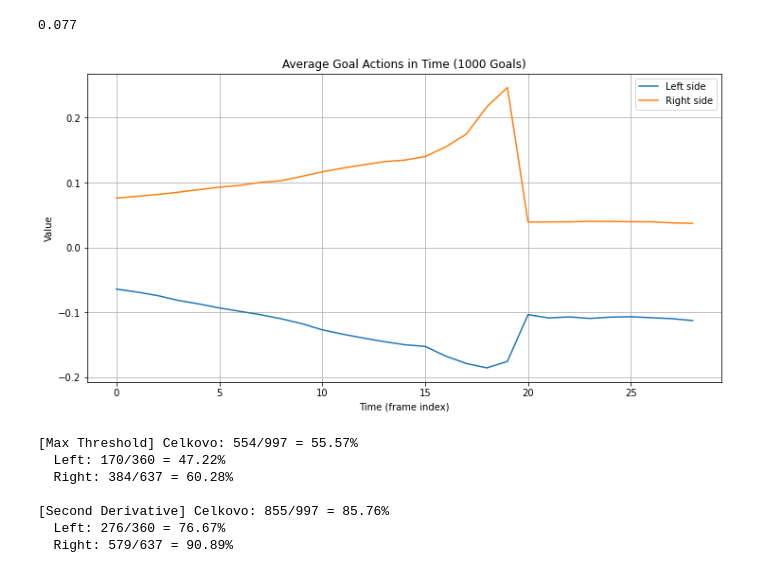
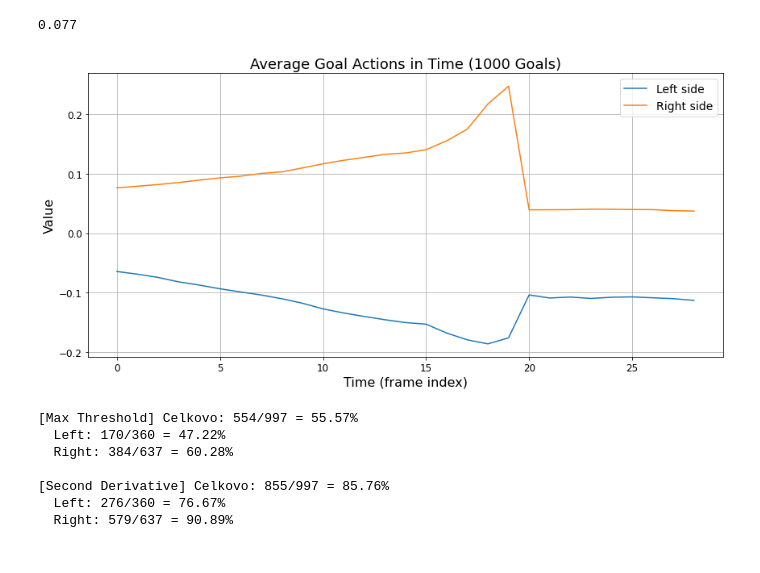
Before and after one commit to RomanGrom/goal-opportunity-spotting-dp, a Jupyter notebook: notebooks/gfootball_eval.ipynb, the cells around one changed output. Cells and saved outputs as stored; diff of their text form; code cells hidden in the pictures.

```diff
--- a/notebooks/gfootball_eval.ipynb
+++ b/notebooks/gfootball_eval.ipynb
@@ -8,7 +8,7 @@ import numpy as np
 import matplotlib.pyplot as plt
 
 # Načítanie CSV
-df = pd.read_csv("../.scratch/gfootball_eval.csv", header=None, sep=",")
+df = pd.read_csv("../.scratch/output_csv/gfootball_eval.csv", header=None, sep=",")
 
 # Prvý stĺpec je "left" alebo "right"
 df['side'] = df[0]
@@ -29,15 +29,21 @@ right_avg = np.mean(np.array([a[:min_len] for a in right_actions]), axis=0)
 # %%
 plt.figure(figsize=(12, 6))
 plt.plot(left_avg, label="Left side")
 plt.plot(right_avg, label="Right side")
-plt.title("Average Goal Actions in Time (1000 Goals)")
-plt.xlabel("Time (frame index)")
-plt.ylabel("Value")
-plt.legend()
+
+plt.title("Average Goal Actions in Time (1000 Goals)", fontsize=18)
+plt.xlabel("Time (frame index)", fontsize=16)
+plt.ylabel("Value", fontsize=16)
+plt.legend(fontsize=14)
 plt.grid(True)
+
+plt.xticks(fontsize=12)
+plt.yticks(fontsize=12)
+
+plt.tight_layout()
 plt.show()
 # %% [output]
-[figure, old version]
+[figure, new version]
 # %%
 def is_goal_by_max(action_array, threshold=0.227):
     return np.max(np.abs(action_array)) > threshold
```
Also changed, not shown: 5 other files.
